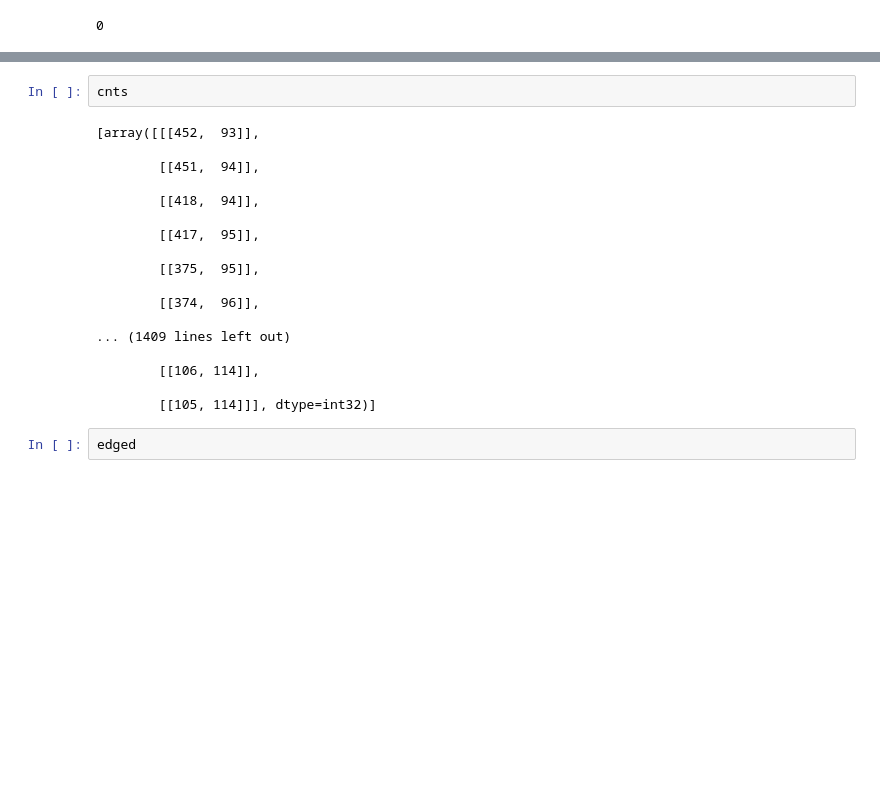
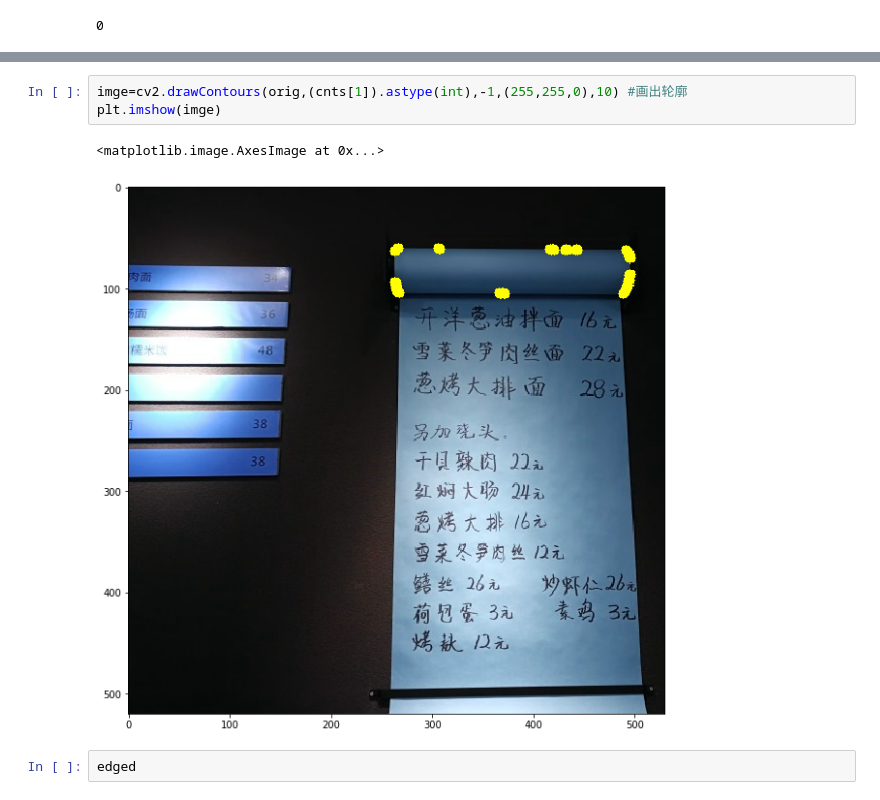
Before and after one commit to luoweimeng/pixel_link, a Jupyter notebook: Skew detection.ipynb, the cells around one changed output, grey strips where cells are left out. Drawn from its saved outputs; the diff is of its cells as text; blank space fills up the shorter version.

```diff
--- a/Skew detection.ipynb
+++ b/Skew detection.ipynb
@@ -146,23 +157,9 @@ error: /Users/travis/build/skvark/opencv-python/opencv/modules/imgproc/src/convh
-# %%
-cnts
-# %% [output]
-[array([[[452,  93]],
-
-        [[451,  94]],
-
-        [[418,  94]],
-
-        [[417,  95]],
-
-        [[375,  95]],
-
-        [[374,  96]],
-
-... (1409 lines left out)
-
-        [[106, 114]],
-
-        [[105, 114]]], dtype=int32)]
+# %%
+imge=cv2.drawContours(orig,(cnts[1]).astype(int),-1,(255,255,0),10) #画出轮廓
+plt.imshow(imge)
+# %% [output]
+<matplotlib.image.AxesImage at 0x...>
+[figure, added]
 # %%
 edged
 # %% [output]
```
Also changed, not shown: parts of 15 cells of this notebook, 3 other files.
